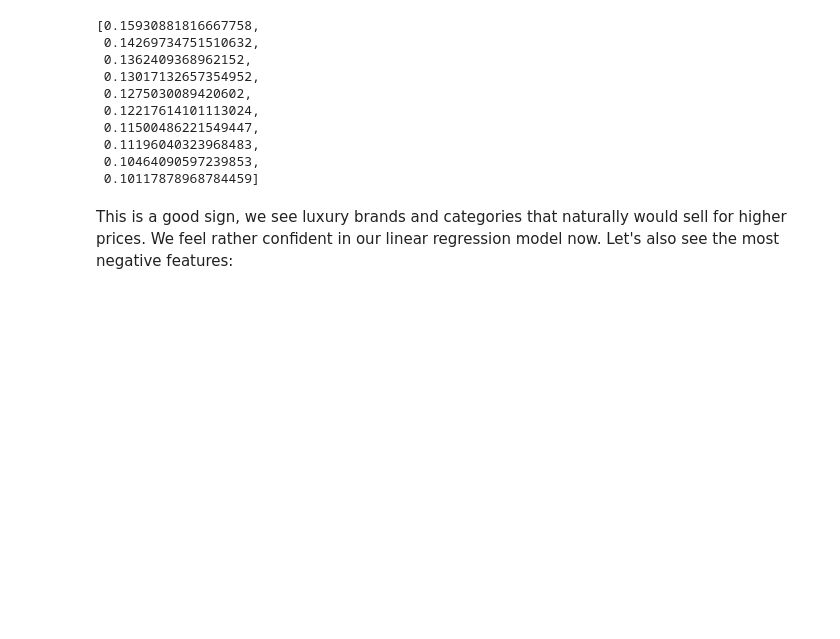
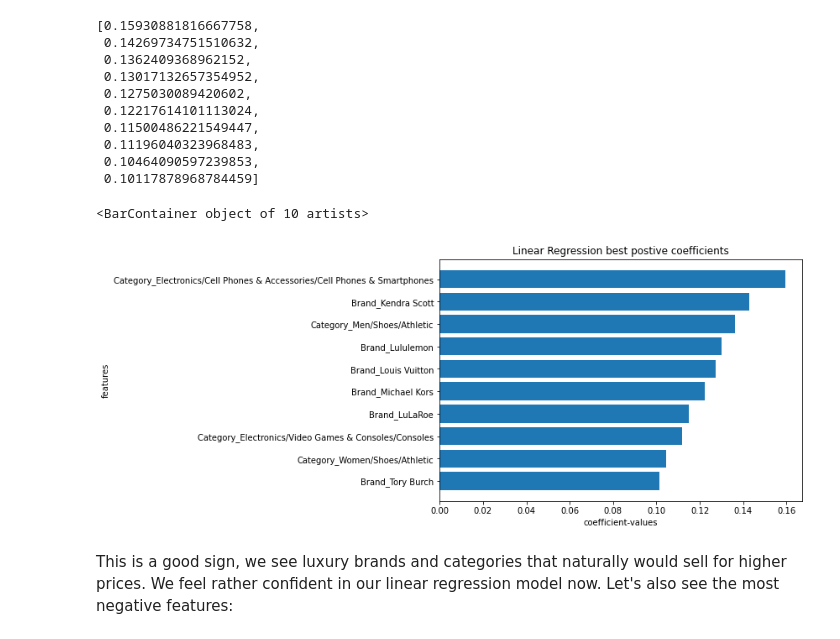
Before and after one commit to CroissantAhhh/GuidedCapstone2, a Jupyter notebook: MercariModeling.ipynb, the cells around one changed output. Saved outputs shown, nothing was run; the diff lists cells and outputs as text; code cells hidden in the pictures; blank space fills up the shorter version.

```diff
--- a/MercariModeling.ipynb
+++ b/MercariModeling.ipynb
@@ -257,7 +257,8 @@ negatives.sort()
 # %% [markdown]
 Lets look at the features that contributed to increasing the price first. The features we expect to show up on this list are brands and categories that are more expensive in general. Let's see if this will be the case.
 # %%
-[coeffs[i] for i in positives[:10]]
+posnames = [coeffs[i] for i in positives[:10]]
+posnames
 # %% [output]
 ['Category_Electronics/Cell Phones & Accessories/Cell Phones & Smartphones',
  'Brand_Kendra Scott',
@@ -282,6 +283,17 @@ positives[:10]
  0.11196040323968483,
  0.10464090597239853,
  0.10117878968784459]
+# %%
+fig = plt.figure()
+ax = fig.add_axes([0,0,1,1])
+ax.set_ylabel('features')
+ax.set_xlabel('coefficient-values')
+ax.set_title('Linear Regression best postive coefficients')
+ax.invert_yaxis()
+ax.barh(posnames, positives[:10])
+# %% [output]
+<BarContainer object of 10 artists>
+[figure, added]
 # %% [markdown]
 This is a good sign, we see luxury brands and categories that naturally would sell for higher prices. We feel rather confident in our linear regression model now. Let's also see the most negative features:
 # %%
```
Also changed, not shown: parts of 2 cells of this notebook.
